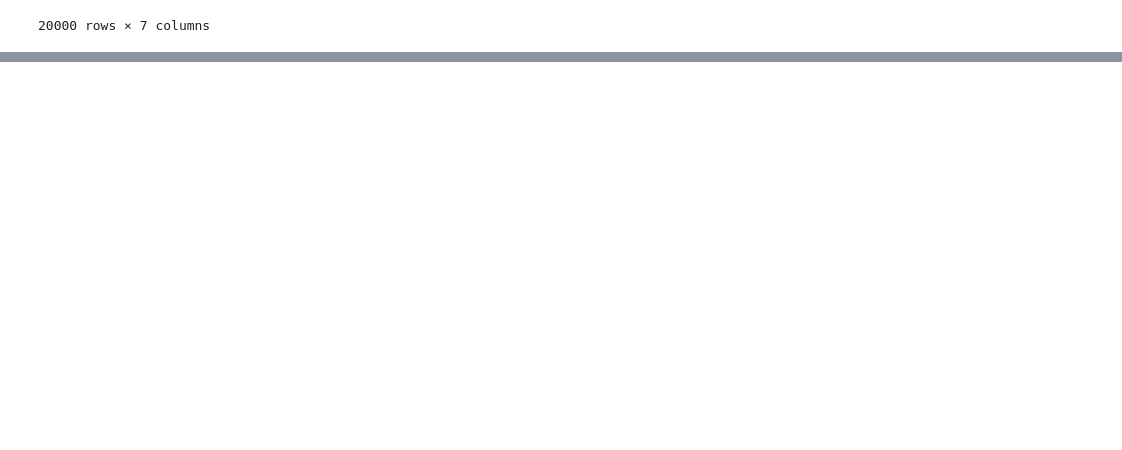
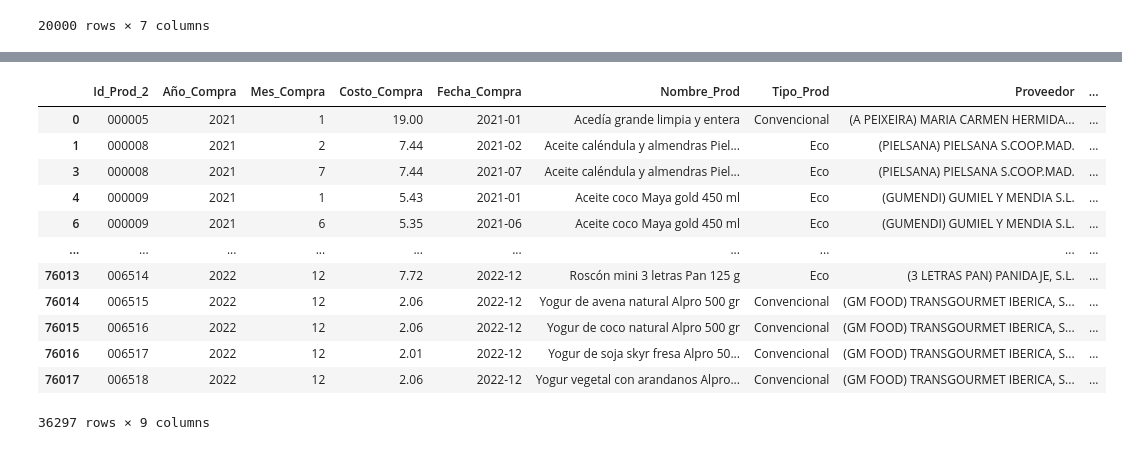
Before and after one commit to Factoria-F5-AI-Bootcamp-1-Edicion/Proyecto_Osa, a Jupyter notebook: Osa_limpieza.ipynb, the cells around one changed output, grey strips where cells are left out. Saved outputs shown, nothing was run; the diff lists cells and outputs as text; code cells hidden in the pictures; blank space fills up the shorter version.

```diff
--- a/Osa_limpieza.ipynb
+++ b/Osa_limpieza.ipynb
@@ -2213,0 +2654,20 @@ dfcompras_2021_2022_V2.head(20000)
+# %%
+# Generar un nuevo dataframe con registros únicos en base a las columnas Id_Prod_2, Año_Compra y Mes_Compra
+nuevo_df = merged_df.drop_duplicates(subset=['Id_Prod_2', 'Año_Compra', 'Mes_Compra'])
+
+# Imprimir el nuevo dataframe
+nuevo_df
+# %% [output]
+|  | Id_Prod_2 | Año_Compra | Mes_Compra | Costo_Compra | Fecha_Compra | Nombre_Prod | Tipo_Prod | Proveedor | ... |
+| 0 | 000005 | 2021 | 1 | 19.00 | 2021-01 | Acedía grande limpia y entera | Convencional | (A PEIXEIRA) MARIA CARMEN HERMIDA... | ... |
+| 1 | 000008 | 2021 | 2 | 7.44 | 2021-02 | Aceite caléndula y almendras Piel... | Eco | (PIELSANA) PIELSANA S.COOP.MAD. | ... |
+| 3 | 000008 | 2021 | 7 | 7.44 | 2021-07 | Aceite caléndula y almendras Piel... | Eco | (PIELSANA) PIELSANA S.COOP.MAD. | ... |
+| 4 | 000009 | 2021 | 1 | 5.43 | 2021-01 | Aceite coco Maya gold 450 ml | Eco | (GUMENDI) GUMIEL Y MENDIA S.L. | ... |
+| 6 | 000009 | 2021 | 6 | 5.35 | 2021-06 | Aceite coco Maya gold 450 ml | Eco | (GUMENDI) GUMIEL Y MENDIA S.L. | ... |
+| ... | ... | ... | ... | ... | ... | ... | ... | ... | ... |
+| 76013 | 006514 | 2022 | 12 | 7.72 | 2022-12 | Roscón mini 3 letras Pan 125 g | Eco | (3 LETRAS PAN) PANIDAJE, S.L. | ... |
+| 76014 | 006515 | 2022 | 12 | 2.06 | 2022-12 | Yogur de avena natural Alpro 500 gr | Convencional | (GM FOOD) TRANSGOURMET IBERICA, S... | ... |
+| 76015 | 006516 | 2022 | 12 | 2.06 | 2022-12 | Yogur de coco natural Alpro 500 gr | Convencional | (GM FOOD) TRANSGOURMET IBERICA, S... | ... |
+| 76016 | 006517 | 2022 | 12 | 2.01 | 2022-12 | Yogur de soja skyr fresa Alpro 50... | Convencional | (GM FOOD) TRANSGOURMET IBERICA, S... | ... |
+| 76017 | 006518 | 2022 | 12 | 2.06 | 2022-12 | Yogur vegetal con arandanos Alpro... | Convencional | (GM FOOD) TRANSGOURMET IBERICA, S... | ... |
+36297 rows × 9 columns
```
Also changed, not shown: parts of 43 cells of this notebook.
